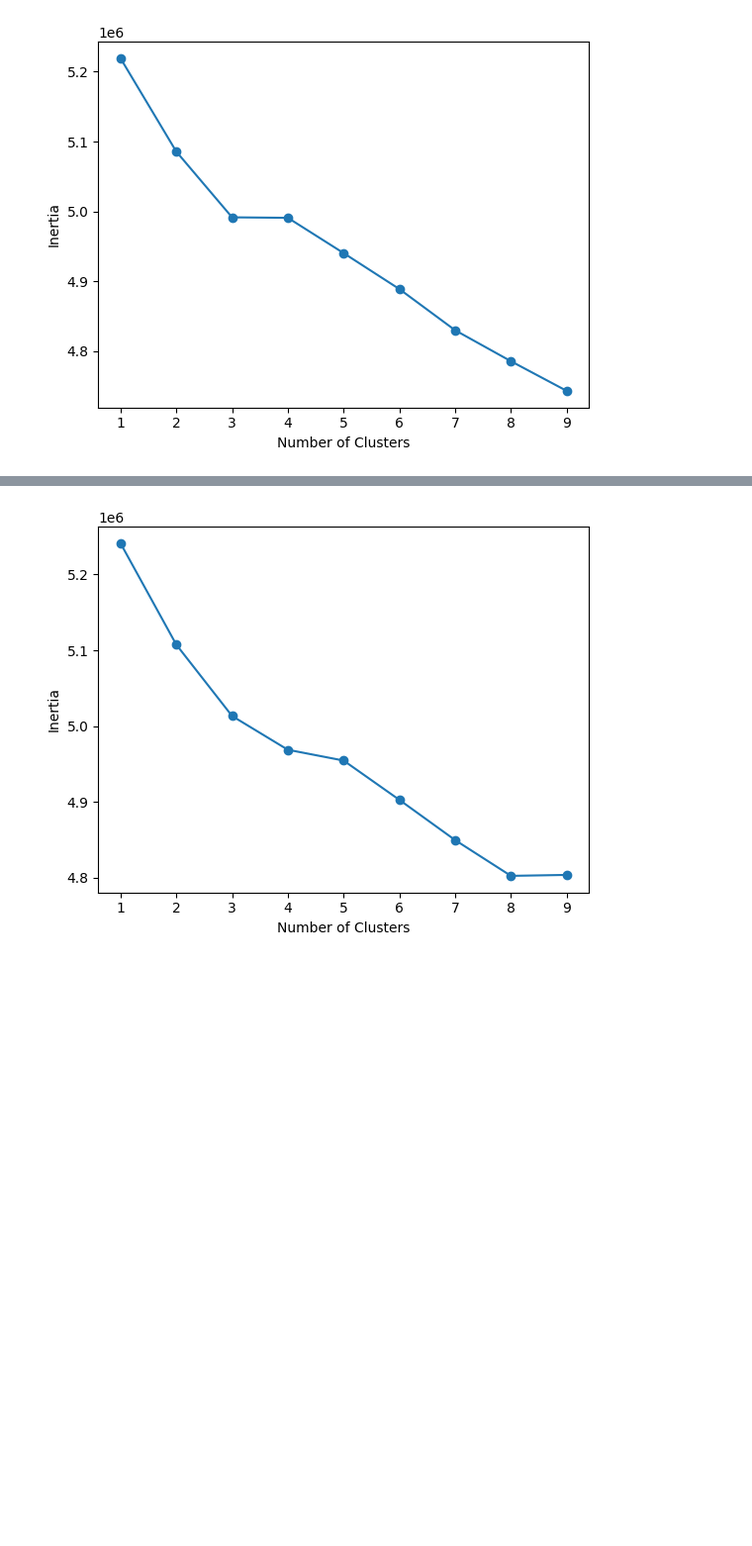
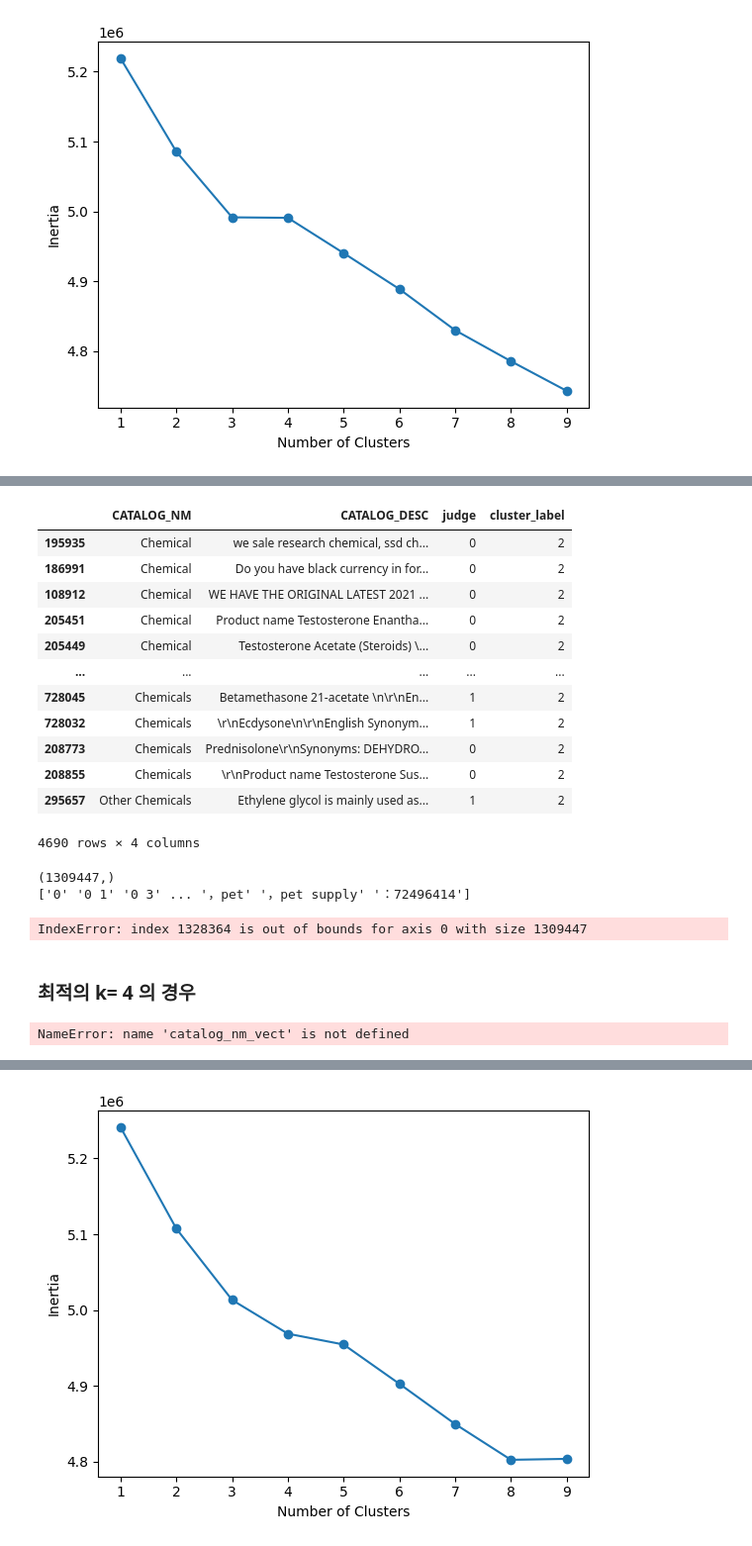
Before and after one commit to JINWOO8888/REALFIANL, a Jupyter notebook: Kmeans.ipynb, the cells around one changed output, grey strips where cells are left out. Shown: that part at 99% size. Cells and saved outputs as stored; diff of their text form; code cells hidden in the pictures; blank space fills up the shorter version.

Commit message:
1215 주영 kmeans, NB, 금지어, 블랙리스트

```diff
--- a/상관계수.ipynb
+++ b/Kmeans.ipynb
@@ -8,7 +8,7 @@ import seaborn as sns
 import matplotlib.pyplot as plt
 
 import pandas as pd
-products_concat = pd.read_csv('./dataset/product_concat_v1.csv')
+products_concat = pd.read_csv('./dataset/product_concat_v2.csv')
 print(products_concat.shape)
 print(products_concat.info())
 # %% [output]
@@ -59,9 +62,10 @@ products_concat['CATALOG_NM'] = products_concat['CATALOG_NM'].apply(lambda x:re.
 # %%
-from sklearn.feature_extraction.text import CountVectorizer
+from sklearn.feature_extraction.text import CountVectorizer,TfidfVectorizer
 
 cnt_vect = CountVectorizer(tokenizer=LenNormalize, stop_words='english', ngram_range = (1,2))
+tfidf_vect = TfidfVectorizer(tokenizer=LenNormalize, stop_words='english', ngram_range = (1,2))
 
-catalog_nm_vect = cnt_vect.fit_transform(products_concat['CATALOG_NM'])
+catalog_nm_vect = tfidf_vect.fit_transform(products_concat['CATALOG_NM'])
 keyword_vect = cnt_vect.fit_transform(products_concat['KEYWORD'])
-catalog_desc_vect = cnt_vect.fit_transform(products_concat['CATALOG_DESC'])
+catalog_desc_vect = tfidf_vect.fit_transform(products_concat['CATALOG_DESC'])
 # %% [markdown]
@@ -198,13 +203,20 @@ print(feature_names)
 # %%
 from sklearn.cluster import KMeans
+from sklearn.preprocessing import normalize
+from scipy.sparse import hstack
 import matplotlib.pyplot as plt
+
+# 희소 행렬을 수평으로 합치기
+combined_vect = hstack([catalog_desc_vect, catalog_nm_vect])
+
+normalized_vect = normalize(combined_vect)
 
 k_range = range(1,10)
 
 inertia_arr = []
 for k in k_range:
     kmeans = KMeans(n_clusters=k, random_state= 10)
-    kmeans.fit(catalog_nm_vect) # 학습
+    kmeans.fit(normalized_vect) # 학습
     inertia_arr.append(kmeans.inertia_)
 
 # Elbow function 그리기
@@ -216,0 +272,16 @@ plt.show()
+# %%
+products_concat[products_concat['cluster_label']==2][['CATALOG_NM','CATALOG_DESC','judge','cluster_label']].sort_values(by = 'CATALOG_NM')
+# %% [output]
+|  | CATALOG_NM | CATALOG_DESC | judge | cluster_label |
+| 195935 | Chemical | we sale research chemical, ssd ch... | 0 | 2 |
+| 186991 | Chemical | Do you have black currency in for... | 0 | 2 |
+| 108912 | Chemical | WE HAVE THE ORIGINAL LATEST 2021 ... | 0 | 2 |
+| 205451 | Chemical | Product name Testosterone Enantha... | 0 | 2 |
+| 205449 | Chemical | Testosterone Acetate (Steroids) \... | 0 | 2 |
+| ... | ... | ... | ... | ... |
+| 728045 | Chemicals | Betamethasone 21-acetate \n\r\nEn... | 1 | 2 |
+| 728032 | Chemicals | \r\nEcdysone\n\r\nEnglish Synonym... | 1 | 2 |
+| 208773 | Chemicals | Prednisolone\r\nSynonyms: DEHYDRO... | 0 | 2 |
+| 208855 | Chemicals | \r\nProduct name Testosterone Sus... | 0 | 2 |
+| 295657 | Other Chemicals | Ethylene glycol is mainly used as... | 1 | 2 |
+4690 rows × 4 columns
@@ -216,0 +305,30 @@ plt.show()
+# %%
+feature_names = cnt_vect.get_feature_names_out()
+print(feature_names.shape)
+print(feature_names)
+# %% [output]
+(1309447,)
+['0' '0 1' '0 3' ... '，pet' '，pet supply' '：72496414']
+# %%
+cluster_details = get_cluster_details(km_cluster, catalog_nm_vect, feature_names, cluster_num= 6, top_n= 10)
+
+for cluster_num , cluster_detail in cluster_details.items():
+    print(f'cluster num: {cluster_num}')
+    print(f'top features: {cluster_detail["top_features"]}')
+    print('-'*40)
+# %% [output]
+IndexError: index 1328364 is out of bounds for axis 0 with size 1309447
+# %% [markdown]
+### 최적의 k= 4 의 경우
+# %%
+from sklearn.cluster import KMeans
+km_cluster = KMeans(n_clusters=4, max_iter= 20000, random_state= 0)
+km_cluster.fit(catalog_nm_vect,catalog_desc_vect)
+cluster_label = km_cluster.labels_
+cluster_centers = km_cluster.cluster_centers_
+
+products_concat['cluster_label'] = cluster_label
+
+products_concat['cluster_label'].value_counts()
+# %% [output]
+NameError: name 'catalog_nm_vect' is not defined
```
Also changed, not shown: parts of 30 cells of this notebook, 2 other files.
